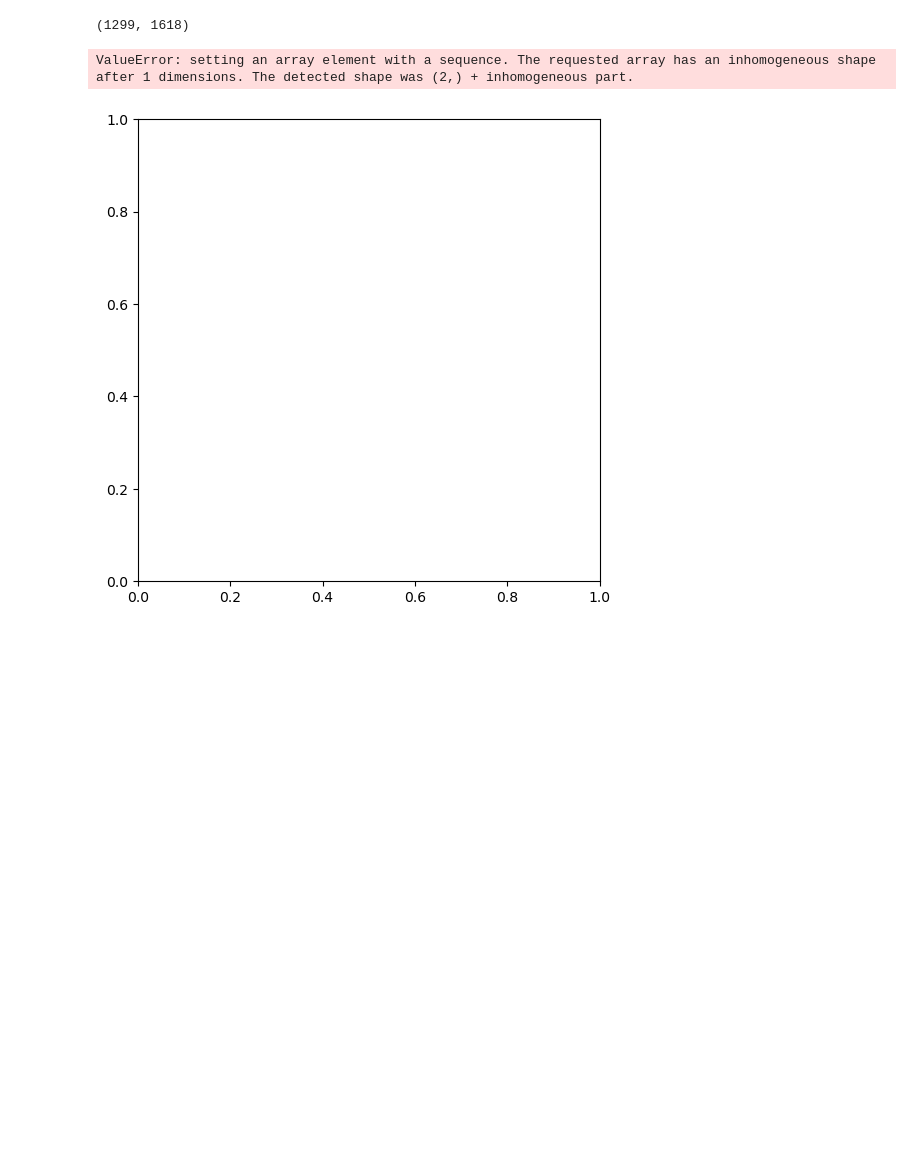
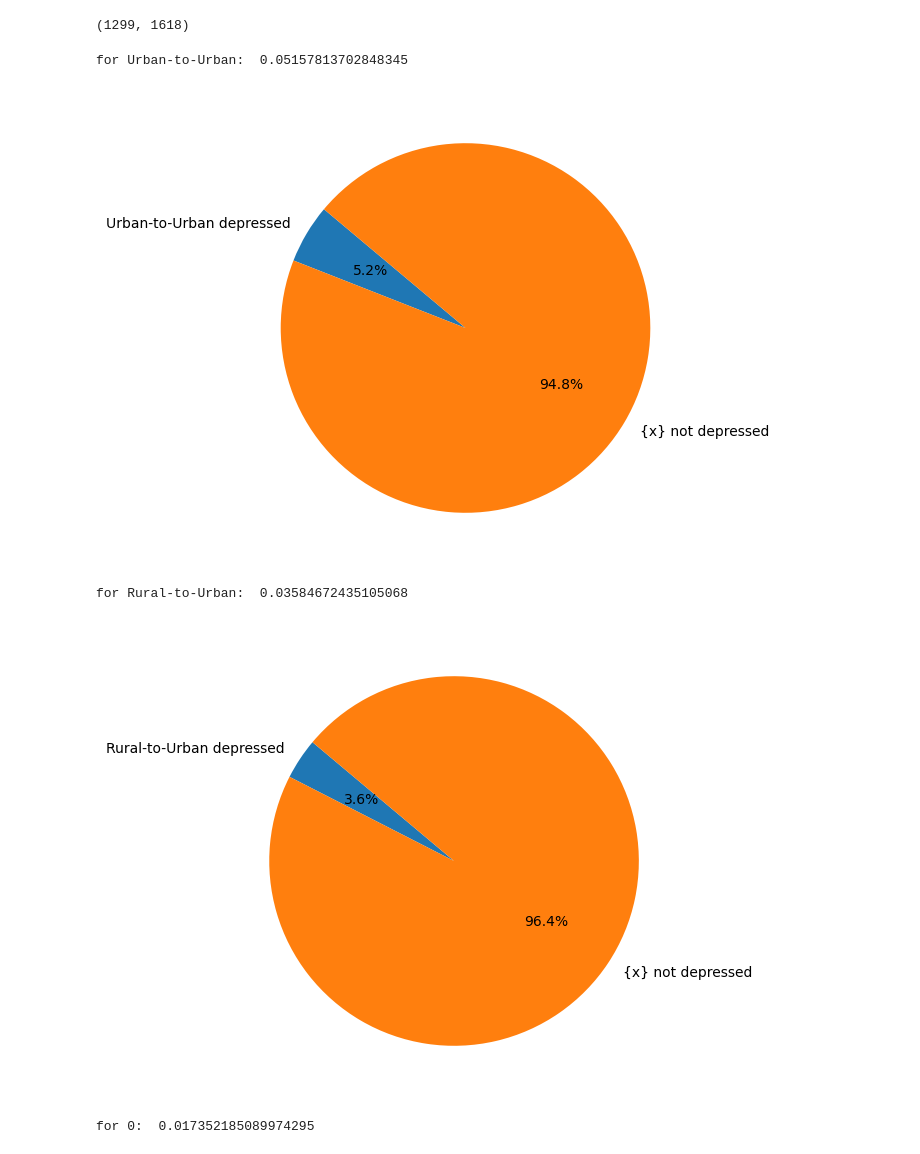
Before and after one commit to shrilakshmisk/SOC476-project, a Jupyter notebook: input_metro.ipynb, the cells around one changed output. Drawn from its saved outputs; the diff is of its cells as text; code cells hidden in the pictures; blank space fills up the shorter version.

```diff
--- a/input_metro.ipynb
+++ b/input_metro.ipynb
@@ -207,7 +225,7 @@ def classify_migration(row):
     # Check for missing values (if not coded as 1 or 2, you might want to handle them separately)
     if pd.isna(pb) or pd.isna(plr):
         return "0"
-    if plr==1:
+    if plr==1 and row['state']:
         return "Rural-to-Urban"
     elif plr==2:
         return "Urban-to-Urban"
@@ -403,5 +463,17 @@ print(adult_migrated_and_depressed/adult_migrated,child_migrated_and_depressed/c
 # %%
 for i in range(1,7):
     print(f"percentage depressed for {i}: ", (np.sum((df_fp3['migration_3']==i) & (df_fp3['Depression']==1)))  /    np.sum(df_fp3['migration_3']==i))
+    labels = [f'depressed (class {i})', f'not depressed (class {i})']
+    values = [
+        np.sum((df_fp3['migration_3']==i) & (df_fp3['Depression']==1)),  # Count cases
+        np.sum((df_fp3['migration_3']==i) & (df_fp3['Depression']==0)),  # Count cases
+    ]
+
+    # Create pie chart
+    plt.figure(figsize=(6, 6))  # Set figure size
+    plt.pie(values, labels=labels, autopct='%1.1f%%', startangle=140)
+
+    # Show the pie chart
+    plt.show()
 # %% [output]
 percentage depressed for 1:  0.0196078431372549
@@ -423,22 +503,25 @@ np.sum(df_fp3['migration_4']=='Urban-to-Urban'),np.sum(df_fp3['migration_4']=='R
 # %% [output]
 (1299, 1618)
 # %%
-import numpy as np
-import matplotlib.pyplot as plt
 
-# Data (Fix logical conditions)
-labels = ['u-u', 'total u-u']
-values = [
-    (df_fp3['migration_4']=='Urban-to-Urban') & (df_fp3['Depression']==1).sum(),  # Count cases
-    df_fp3['Depression'].sum()  # Total depression cases
-]
+for x in (df_fp3['migration_4'].unique()):
+    print(f"for {x}: ", (np.sum((df_fp3['migration_4']==x) & (df_fp3['Depression']==1)))  /    np.sum(df_fp3['migration_4']==x))
 
-# Create pie chart
-plt.figure(figsize=(6, 6))  # Set figure size
-plt.pie(values, labels=labels, autopct='%1.1f%%', startangle=140)
+    labels = [f'{x} depressed', '{x} not depressed']
+    values = [
+        np.sum((df_fp3['migration_4']==x) & (df_fp3['Depression']==1)),  # Count cases
+        np.sum((df_fp3['migration_4']==x) & (df_fp3['Depression']==0))  # Count cases
+    ]
 
-# Show the pie chart
-plt.show()
+    # Create pie chart
+    plt.figure(figsize=(6, 6))  # Set figure size
+    plt.pie(values, labels=labels, autopct='%1.1f%%', startangle=140)
+
+    # Show the pie chart
+    plt.show()
 # %% [output]
-ValueError: setting an array element with a sequence. The requested array has an inhomogeneous shape after 1 dimensions. The detected shape was (2,) + inhomogeneous part.
+for Urban-to-Urban:  0.05157813702848345
-[figure, old version]
+[figure, new version]
+for Rural-to-Urban:  0.03584672435105068
+[figure, added]
+for 0:  0.017352185089974295
```
Also changed, not shown: parts of 16 cells of this notebook.
